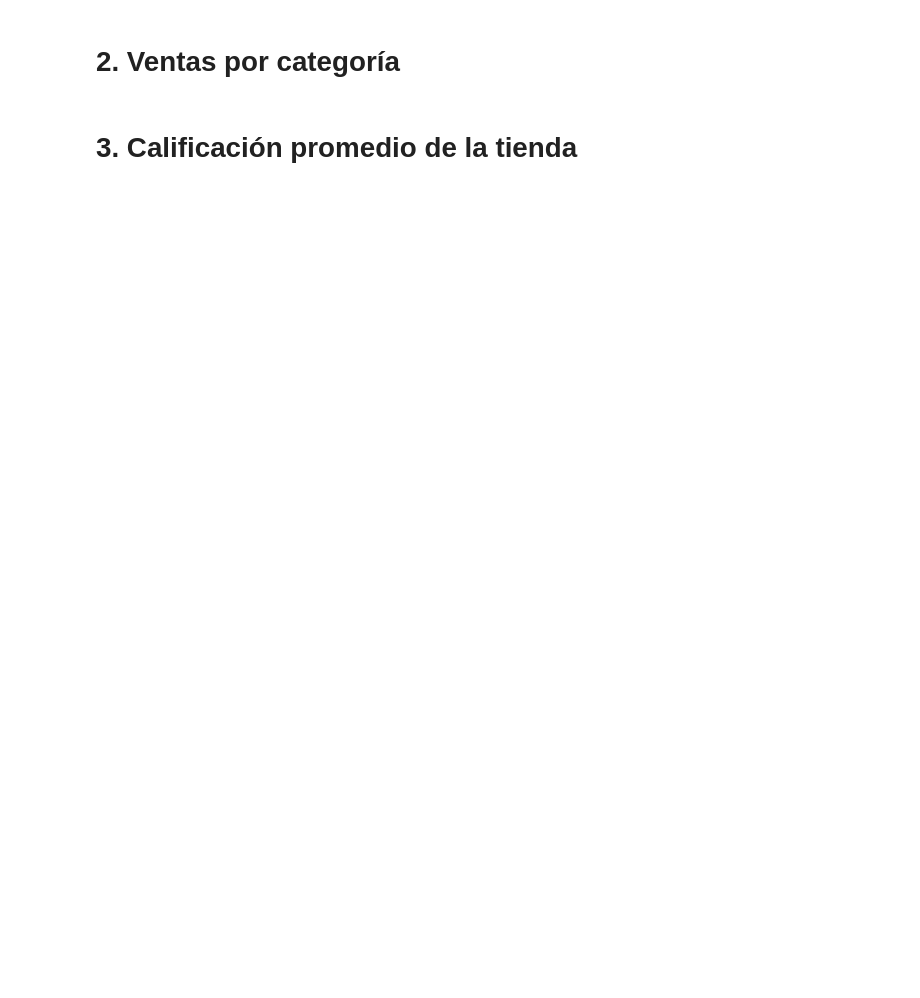
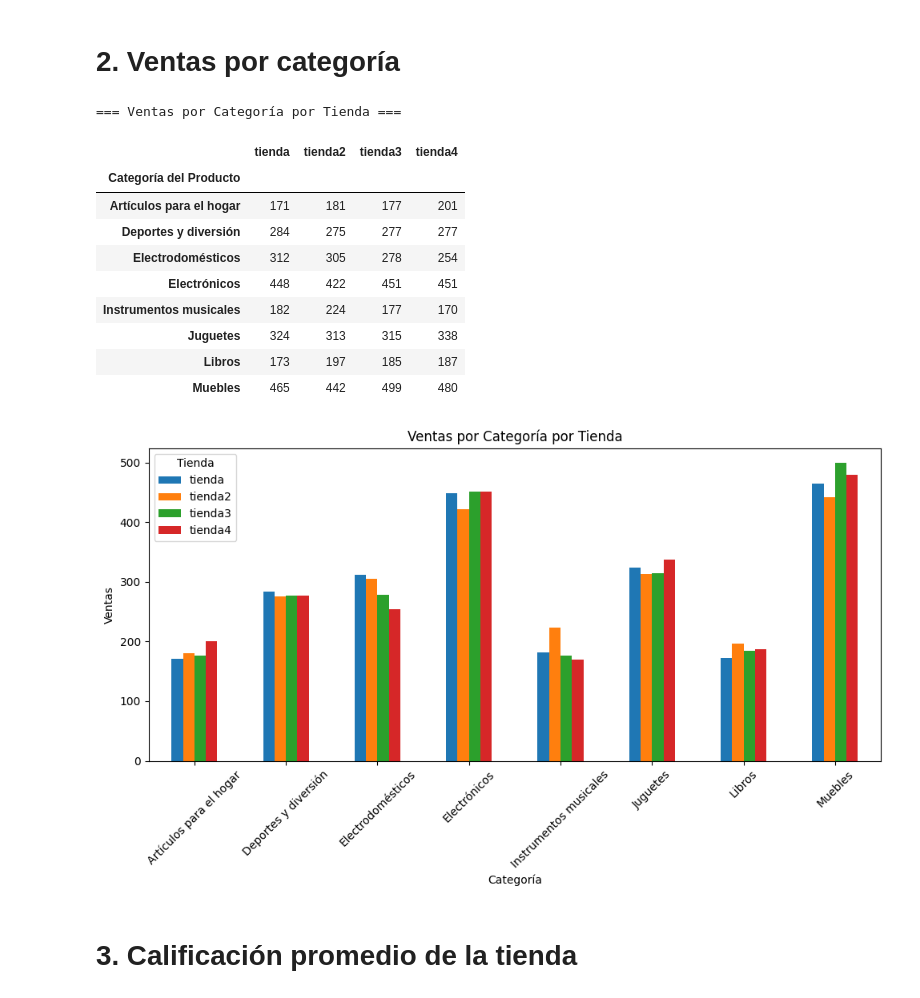
Before and after one commit to kevinbonillamontesdeoca/Amigo-Secreto, a Jupyter notebook: AluraStoreLatam.ipynb, the cells around one changed output. Drawn from its saved outputs; the diff is of its cells as text; code cells hidden in the pictures; blank space fills up the shorter version.

```diff
--- a/AluraStoreLatam.ipynb
+++ b/AluraStoreLatam.ipynb
@@ -28,4 +182,35 @@ tienda.head()
 # %% [markdown]
 # 2. Ventas por categoría
+# %%
+ventas_categoria = {}
+for nombre, df in tiendas.items():
+    conteo = df['Categoría del Producto'].value_counts()
+    ventas_categoria[nombre] = conteo
+# %%
+ventas_cat = {nombre: df['Categoría del Producto'].value_counts() for nombre, df in tiendas.items()}
+ventas_cat_df = pd.DataFrame(ventas_cat).fillna(0).astype(int)
+print("\n=== Ventas por Categoría por Tienda ===")
+display(ventas_cat_df)
+ventas_cat_df.plot(kind='bar', figsize=(10,6))
+plt.title('Ventas por Categoría por Tienda')
+plt.xlabel('Categoría')
+plt.ylabel('Ventas')
+plt.xticks(rotation=45)
+plt.legend(title='Tienda')
+plt.tight_layout()
+plt.show()
+# %% [output]
+=== Ventas por Categoría por Tienda ===
+|  | tienda | tienda2 | tienda3 | tienda4 |
+| Categoría del Producto |  |  |  |  |
+| Artículos para el hogar | 171 | 181 | 177 | 201 |
+| Deportes y diversión | 284 | 275 | 277 | 277 |
+| Electrodomésticos | 312 | 305 | 278 | 254 |
+| Electrónicos | 448 | 422 | 451 | 451 |
+| Instrumentos musicales | 182 | 224 | 177 | 170 |
+| Juguetes | 324 | 313 | 315 | 338 |
+| Libros | 173 | 197 | 185 | 187 |
+| Muebles | 465 | 442 | 499 | 480 |
+[figure, added]
 # %% [markdown]
 # 3. Calificación promedio de la tienda
```
Also changed, not shown: parts of 22 cells of this notebook.
